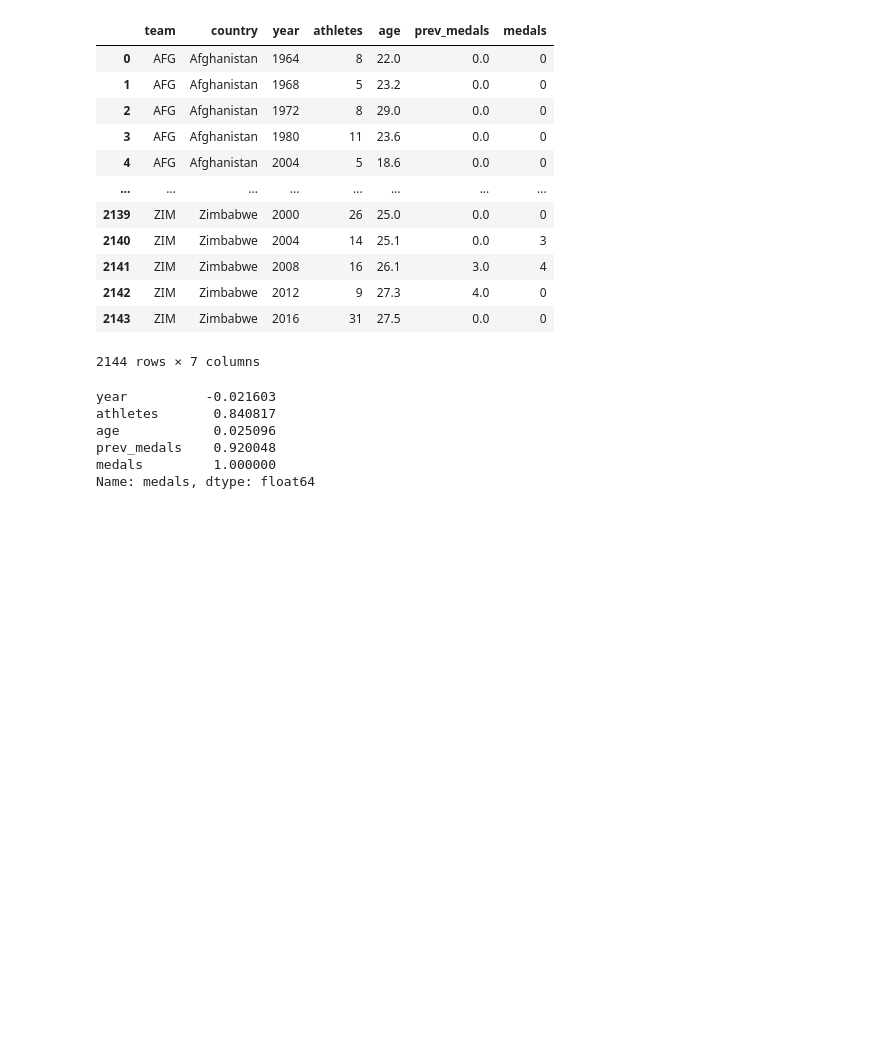
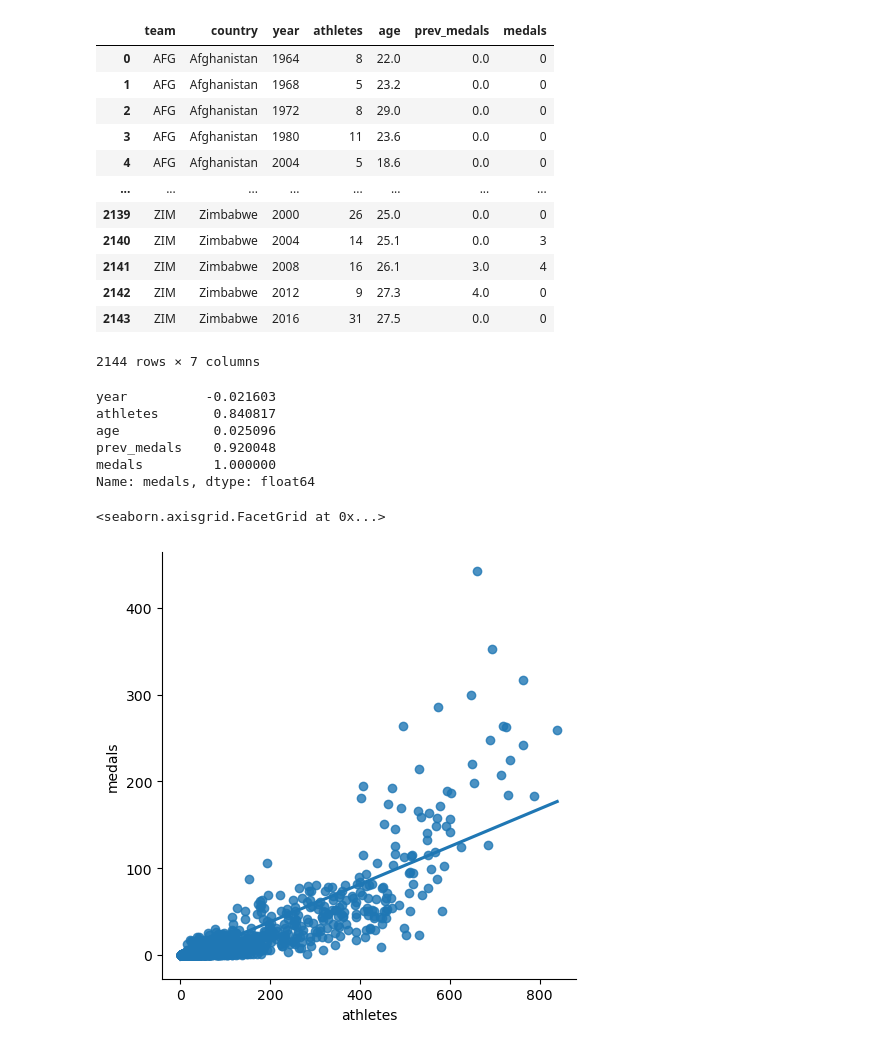
Before and after one commit to EroshBc/ML-Project-Gold-Medal-Prediction, a Jupyter notebook: Olypic Medal Prediction.ipynb, the cells around one changed output. Saved outputs shown, nothing was run; the diff lists cells and outputs as text; code cells hidden in the pictures; blank space fills up the shorter version.

Commit message:
plot chart medals vs athletes
import seaborn and create plot chart

```diff
--- a/Olypic Medal Prediction.ipynb
+++ b/Olypic Medal Prediction.ipynb
@@ -85,3 +86,9 @@ age            0.025096
 prev_medals    0.920048
 medals         1.000000
 Name: medals, dtype: float64
+# %%
+#plot chart for medals vs athletes
+sns.lmplot(x="athletes", y="medals", data = teams, fit_reg = True, ci = None)
+# %% [output]
+<seaborn.axisgrid.FacetGrid at 0x...>
+[figure, added]
```
Also changed, not shown: parts of 1 cell of this notebook.
